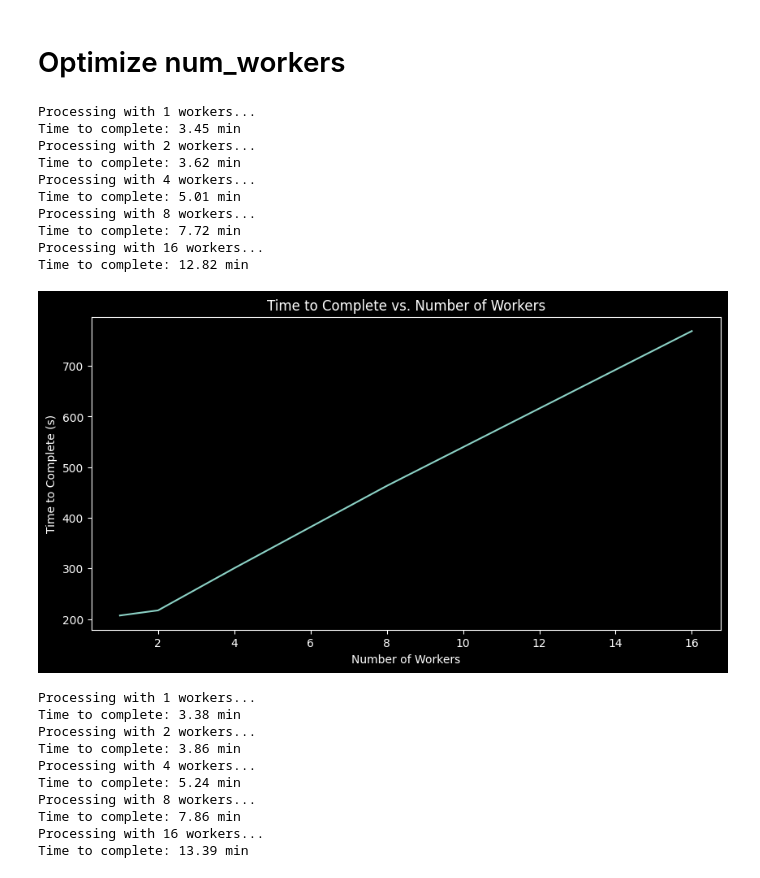
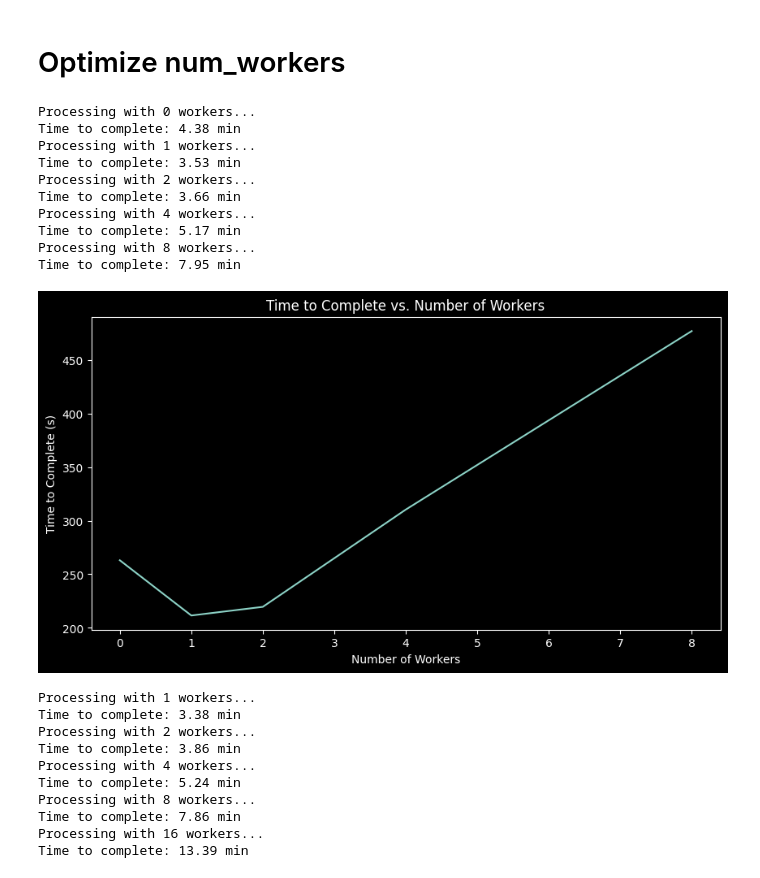
Before and after one commit to kolalla/landscapes, a Jupyter notebook: overview.ipynb, the cells around one changed output. Drawn from its saved outputs; the diff is of its cells as text; code cells hidden in the pictures.

```diff
--- a/overview.ipynb
+++ b/overview.ipynb
@@ -311,42 +304,42 @@ Predictions by Class -- Validation
 # %%
 with open('scripts/config.json', 'r') as f:
     config = json.load(f)
 
 time_to_complete = {}
 avg_gpu_util = {}
 
-for num_workers in [1, 2, 4, 8, 16]:
+for num_workers in [0, 1, 2, 4, 8]:
     print(f'Processing with {num_workers} workers...')
     start = time.time()
-    image_datasets, dataloaders, dataset_sizes, class_names = preprocess_resnet(bacth_size=32, num_workers=num_workers)
+    image_datasets, dataloaders, dataset_sizes, class_names = preprocess_resnet(batch_size=32, num_workers=num_workers)
     results = train_model(
         dataloaders=dataloaders, dataset_sizes=dataset_sizes, class_names=class_names,
         learning_rate=config['learning_rate'], dropout=config['dropout'],
         optimizer_class={'Adam': optim.Adam, 'SGD': optim.SGD}[config['optimizer']],
         num_epochs=10, print_progress=False, save_model=False
     )
     time_to_complete[num_workers] = time.time() - start
     # avg_gpu_util[num_workers] = np.mean(results['gpu_util'])
     print(f'Time to complete: {time_to_complete[num_workers] / 60:.2f} min')
 
 plt.figure(figsize=(10, 5))
 plt.plot(list(time_to_complete.keys()), list(time_to_complete.values()))
 plt.xlabel('Number of Workers')
 plt.ylabel('Time to Complete (s)')
 plt.title('Time to Complete vs. Number of Workers')
 plt.show()
 # %% [output]
+Processing with 0 workers...
+Time to complete: 4.38 min
 Processing with 1 workers...
-Time to complete: 3.45 min
+Time to complete: 3.53 min
 Processing with 2 workers...
-Time to complete: 3.62 min
+Time to complete: 3.66 min
 Processing with 4 workers...
-Time to complete: 5.01 min
+Time to complete: 5.17 min
 Processing with 8 workers...
-Time to complete: 7.72 min
-Processing with 16 workers...
-Time to complete: 12.82 min
+Time to complete: 7.95 min
-[figure, old version]
+[figure, new version]
 # %%
 with open('scripts/config.json', 'r') as f:
     config = json.load(f)
```
Also changed, not shown: parts of 10 cells of this notebook, 3 other files.
